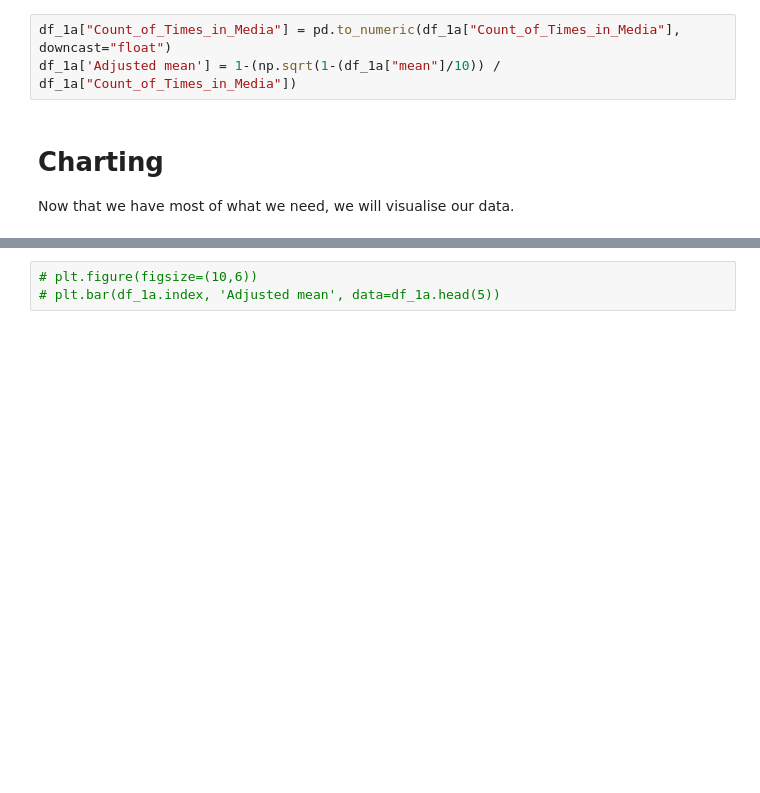
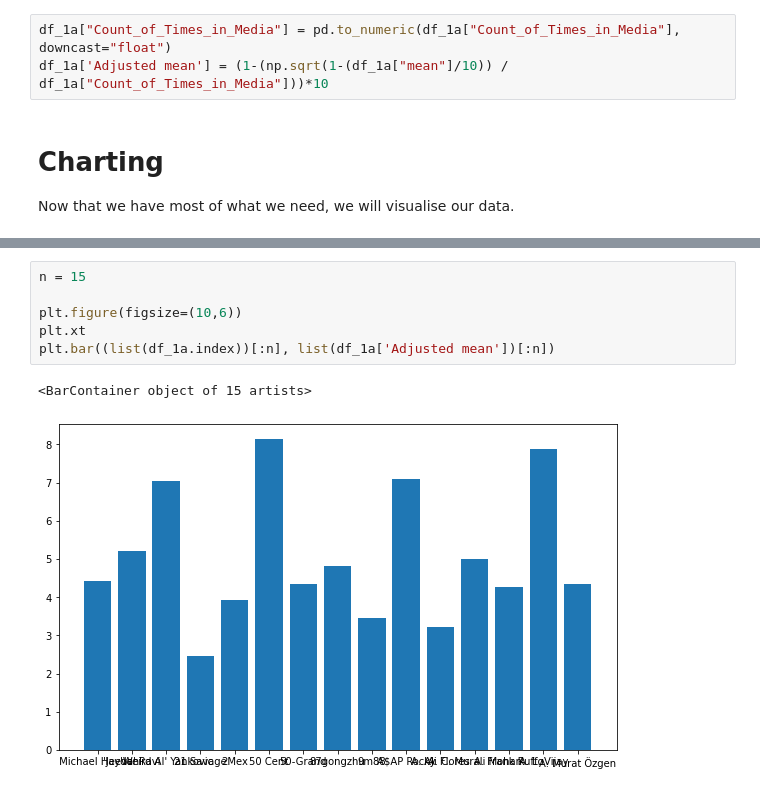
Before and after one commit to lukeonyw/netflix-analysis, a Jupyter notebook: netflix-analysis/Netflix Analysis.ipynb, the cells around one changed output, grey strips where cells are left out. Drawn from its saved outputs; the diff is of its cells as text; blank space fills up the shorter version.

```diff
--- a/netflix-analysis/Netflix Analysis.ipynb
+++ b/netflix-analysis/Netflix Analysis.ipynb
@@ -231,7 +230,7 @@ max                        float64
 dtype: object
 # %%
 df_1a["Count_of_Times_in_Media"] = pd.to_numeric(df_1a["Count_of_Times_in_Media"], downcast="float")
-df_1a['Adjusted mean'] = 1-(np.sqrt(1-(df_1a["mean"]/10)) / df_1a["Count_of_Times_in_Media"])
+df_1a['Adjusted mean'] = (1-(np.sqrt(1-(df_1a["mean"]/10)) / df_1a["Count_of_Times_in_Media"]))*10
 # %% [markdown]
 # Charting
 
@@ -239,3 +266,9 @@ Now that we have most of what we need, we will visualise our data.
 # %%
-# plt.figure(figsize=(10,6))
-# plt.bar(df_1a.index, 'Adjusted mean', data=df_1a.head(5))
+n = 15
+
+plt.figure(figsize=(10,6))
+plt.xt
+plt.bar((list(df_1a.index))[:n], list(df_1a['Adjusted mean'])[:n])
+# %% [output]
+<BarContainer object of 15 artists>
+[figure, added]
```
Also changed, not shown: parts of 4 cells of this notebook.
